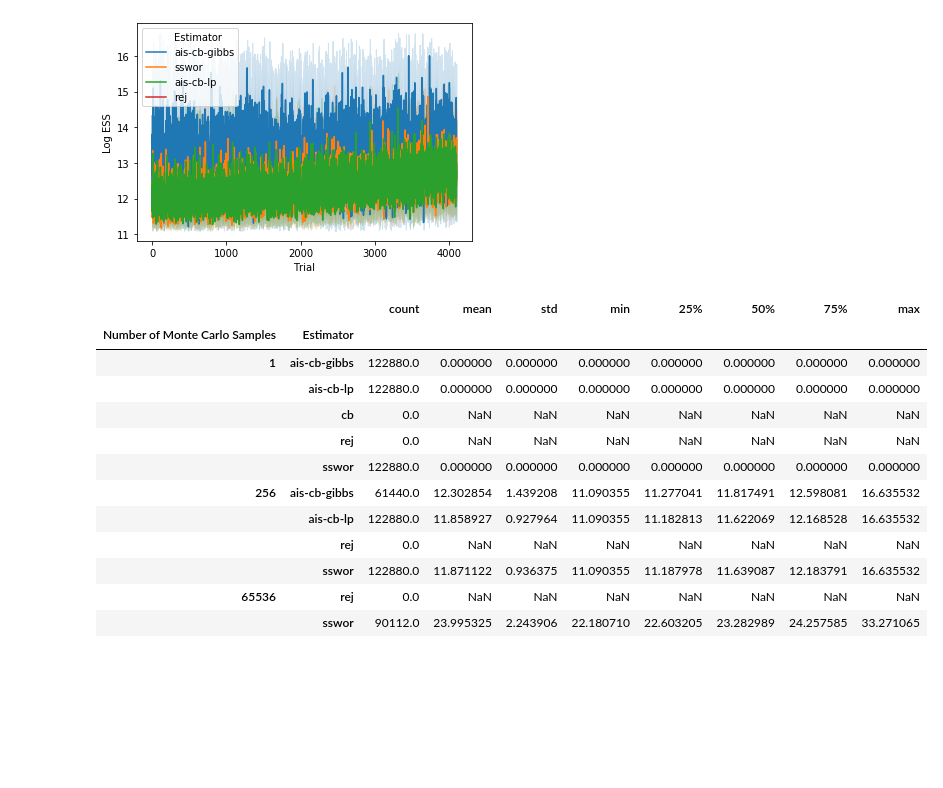
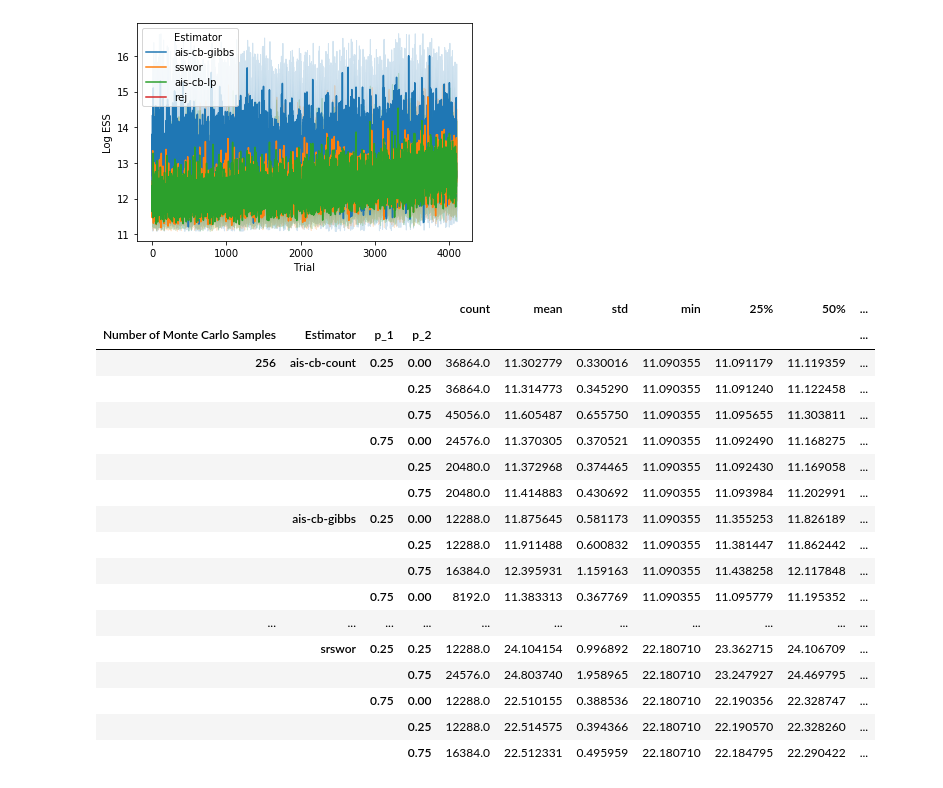
Before and after one commit to sdrobert/conditional-bernoulli, a Jupyter notebook: df_vis.ipynb, the cells around one changed output. Drawn from its saved outputs; the diff is of its cells as text; code cells hidden in the pictures; blank space fills up the shorter version.

```diff
--- a/df_vis.ipynb
+++ b/df_vis.ipynb
@@ -53,18 +55,23 @@ sns.lineplot(x='Trial', y='Log ESS', hue='Estimator', data=df_)
 <matplotlib.axes._subplots.AxesSubplot at 0x...>
 [figure]
 # %%
-df.groupby(['Number of Monte Carlo Samples', 'Estimator'])['Log ESS'].describe()
+df[df['Number of Monte Carlo Samples'] > 1].groupby(['Number of Monte Carlo Samples', 'Estimator', 'p_1', 'p_2'])['Log ESS'].describe()
 # %% [output]
-|  |  | count | mean | std | min | 25% | 50% | 75% | max |
-| Number of Monte Carlo Samples | Estimator |  |  |  |  |  |  |  |  |
-| 1 | ais-cb-gibbs | 122880.0 | 0.000000 | 0.000000 | 0.000000 | 0.000000 | 0.000000 | 0.000000 | 0.000000 |
-|  | ais-cb-lp | 122880.0 | 0.000000 | 0.000000 | 0.000000 | 0.000000 | 0.000000 | 0.000000 | 0.000000 |
-|  | cb | 0.0 | NaN | NaN | NaN | NaN | NaN | NaN | NaN |
-|  | rej | 0.0 | NaN | NaN | NaN | NaN | NaN | NaN | NaN |
-|  | sswor | 122880.0 | 0.000000 | 0.000000 | 0.000000 | 0.000000 | 0.000000 | 0.000000 | 0.000000 |
-| 256 | ais-cb-gibbs | 61440.0 | 12.302854 | 1.439208 | 11.090355 | 11.277041 | 11.817491 | 12.598081 | 16.635532 |
-|  | ais-cb-lp | 122880.0 | 11.858927 | 0.927964 | 11.090355 | 11.182813 | 11.622069 | 12.168528 | 16.635532 |
-|  | rej | 0.0 | NaN | NaN | NaN | NaN | NaN | NaN | NaN |
-|  | sswor | 122880.0 | 11.871122 | 0.936375 | 11.090355 | 11.187978 | 11.639087 | 12.183791 | 16.635532 |
-| 65536 | rej | 0.0 | NaN | NaN | NaN | NaN | NaN | NaN | NaN |
-|  | sswor | 90112.0 | 23.995325 | 2.243906 | 22.180710 | 22.603205 | 23.282989 | 24.257585 | 33.271065 |
+|  |  |  |  | count | mean | std | min | 25% | 50% | ... |
+| Number of Monte Carlo Samples | Estimator | p_1 | p_2 |  |  |  |  |  |  | ... |
+| 256 | ais-cb-count | 0.25 | 0.00 | 36864.0 | 11.302779 | 0.330016 | 11.090355 | 11.091179 | 11.119359 | ... |
+|  |  |  | 0.25 | 36864.0 | 11.314773 | 0.345290 | 11.090355 | 11.091240 | 11.122458 | ... |
+|  |  |  | 0.75 | 45056.0 | 11.605487 | 0.655750 | 11.090355 | 11.095655 | 11.303811 | ... |
+|  |  | 0.75 | 0.00 | 24576.0 | 11.370305 | 0.370521 | 11.090355 | 11.092490 | 11.168275 | ... |
+|  |  |  | 0.25 | 20480.0 | 11.372968 | 0.374465 | 11.090355 | 11.092430 | 11.169058 | ... |
+|  |  |  | 0.75 | 20480.0 | 11.414883 | 0.430692 | 11.090355 | 11.093984 | 11.202991 | ... |
+|  | ais-cb-gibbs | 0.25 | 0.00 | 12288.0 | 11.875645 | 0.581173 | 11.090355 | 11.355253 | 11.826189 | ... |
+|  |  |  | 0.25 | 12288.0 | 11.911488 | 0.600832 | 11.090355 | 11.381447 | 11.862442 | ... |
+|  |  |  | 0.75 | 16384.0 | 12.395931 | 1.159163 | 11.090355 | 11.438258 | 12.117848 | ... |
+|  |  | 0.75 | 0.00 | 8192.0 | 11.383313 | 0.367769 | 11.090355 | 11.095779 | 11.195352 | ... |
+| ... | ... | ... | ... | ... | ... | ... | ... | ... | ... | ... |
+|  | srswor | 0.25 | 0.25 | 12288.0 | 24.104154 | 0.996892 | 22.180710 | 23.362715 | 24.106709 | ... |
+|  |  |  | 0.75 | 24576.0 | 24.803740 | 1.958965 | 22.180710 | 23.247927 | 24.469795 | ... |
+|  |  | 0.75 | 0.00 | 12288.0 | 22.510155 | 0.388536 | 22.180710 | 22.190356 | 22.328747 | ... |
+|  |  |  | 0.25 | 12288.0 | 22.514575 | 0.394366 | 22.180710 | 22.190570 | 22.328260 | ... |
+|  |  |  | 0.75 | 16384.0 | 22.512331 | 0.495959 | 22.180710 | 22.184795 | 22.290422 | ... |
```
Also changed, not shown: parts of 4 cells of this notebook, 5 other files.
